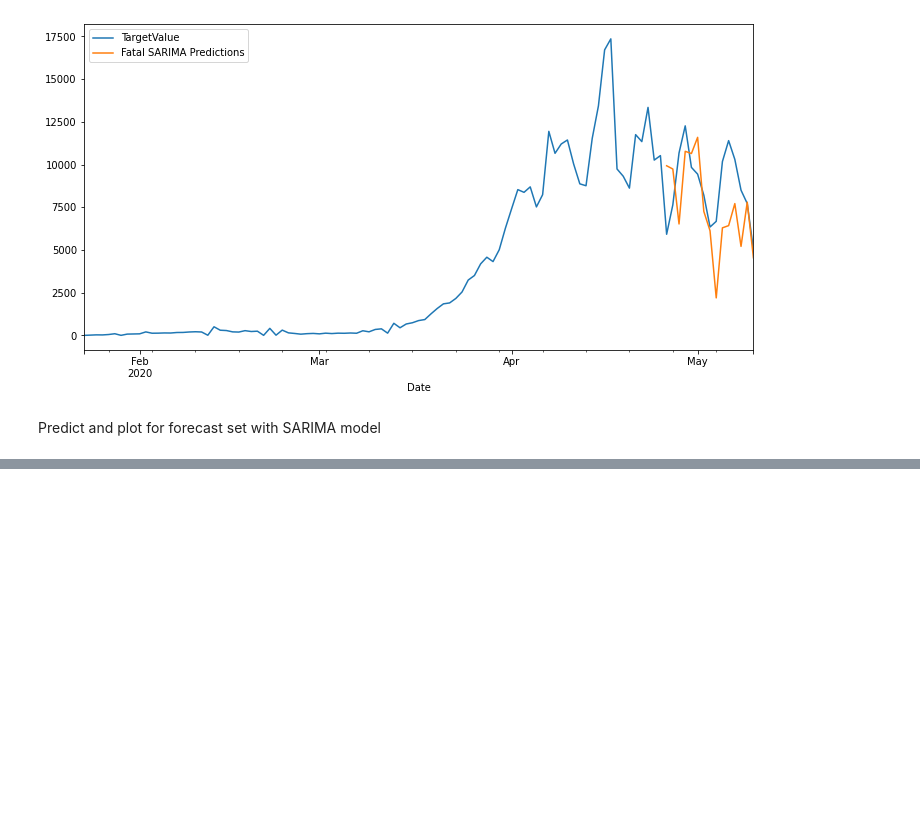
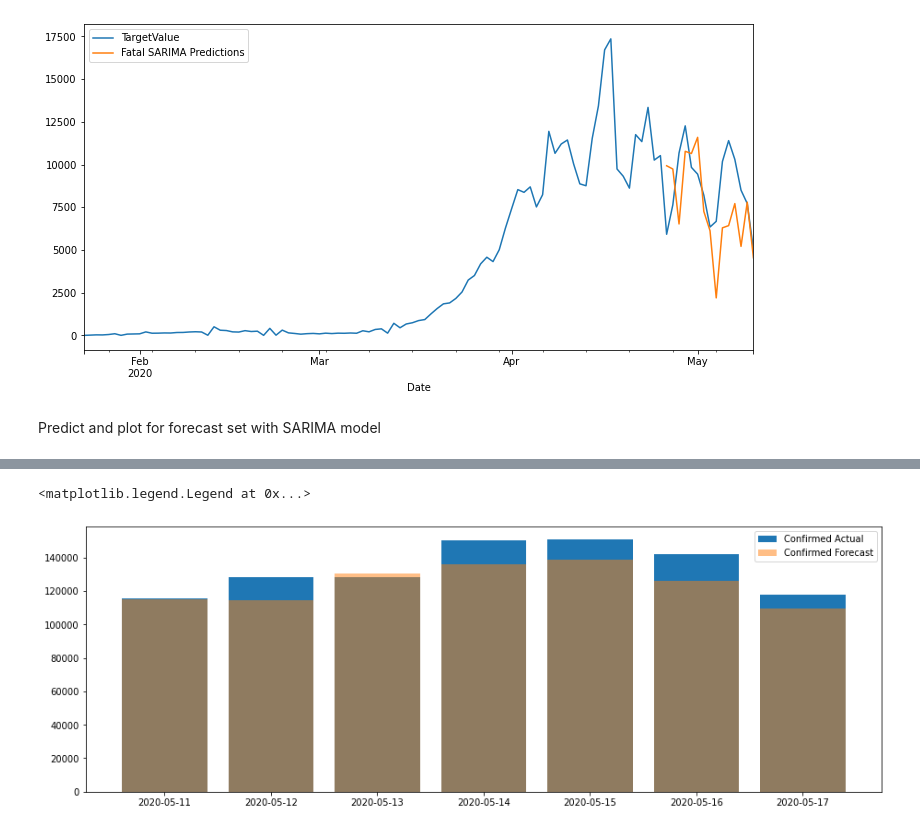
Before and after one commit to mackenizm/COVID19, a Jupyter notebook: covid19.ipynb, the cells around one changed output, grey strips where cells are left out. Saved outputs shown, nothing was run; the diff lists cells and outputs as text; code cells hidden in the pictures; blank space fills up the shorter version.

```diff
--- a/covid19.ipynb
+++ b/covid19.ipynb
@@ -321,3 +316,12 @@ con_fc.plot(legend=True)
 [figure]
+# %%
+fig = plt.figure()
+ax = fig.add_axes([0,0,2,1])
+ax.bar(con_forecast.index, con_forecast['TargetValue'], label="Confirmed Actual")
+ax.bar(con_fc.index, con_fc, alpha=0.5, label="Confirmed Forecast")
+ax.legend()
+# %% [output]
+<matplotlib.legend.Legend at 0x...>
+[figure, added]
 # %%
 fat.plot(legend=True,figsize=(12,6))
```
Also changed, not shown: parts of 9 cells of this notebook.
